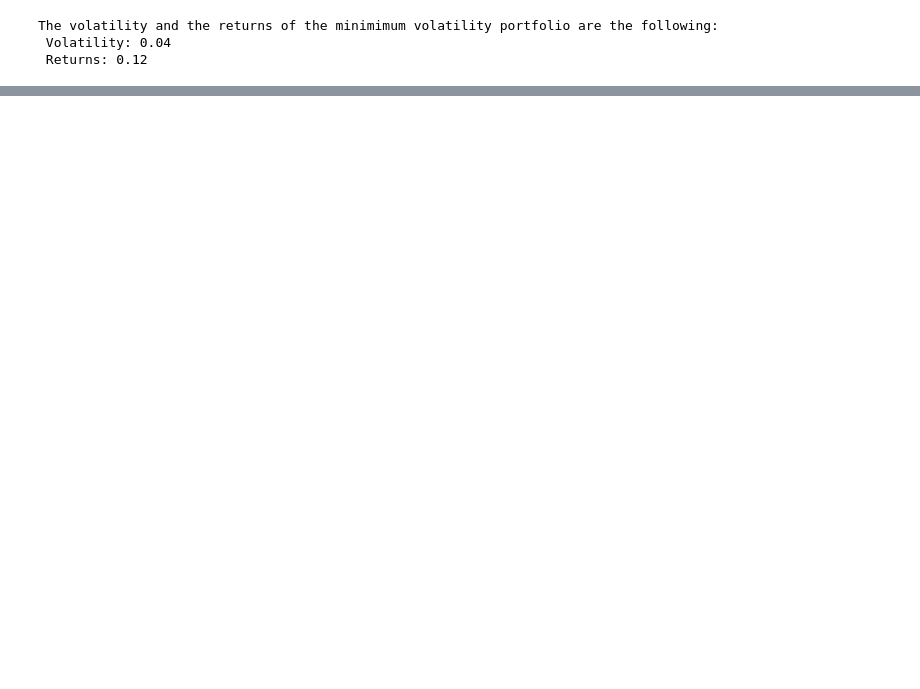
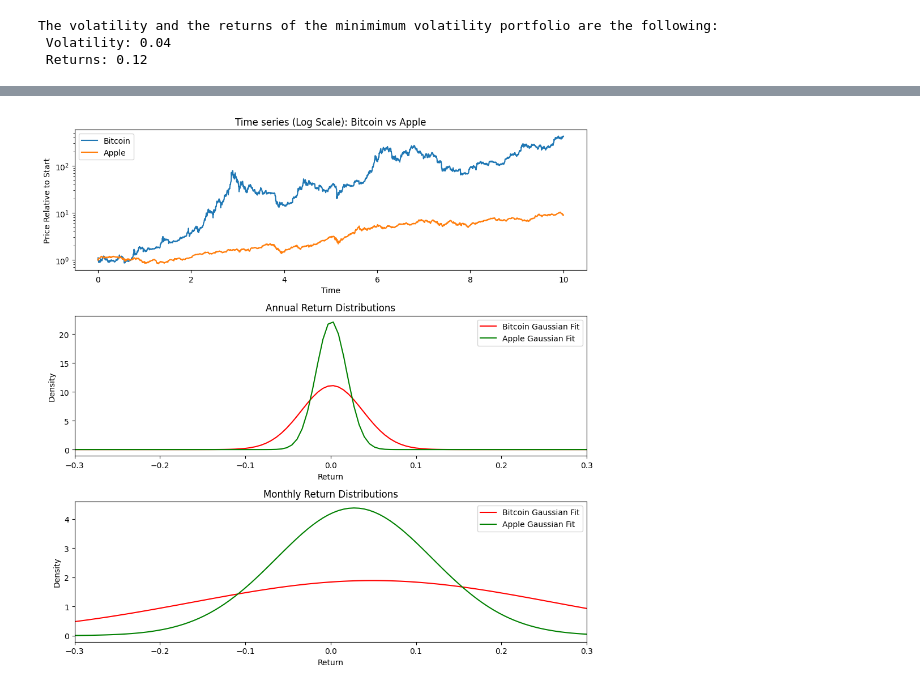
Before and after one commit to SaverioPCapra/University-Homeworks-Projects, a Jupyter notebook: Python Project/python_project.ipynb, the cells around one changed output, grey strips where cells are left out. Saved outputs shown, nothing was run; the diff lists cells and outputs as text; code cells hidden in the pictures; blank space fills up the shorter version.

```diff
--- a/Python Project/python_project.ipynb
+++ b/Python Project/python_project.ipynb
@@ -426,0 +492,4 @@ The volatility and the returns of the minimimum volatility portfolio are the fol
+# %%
+compare_with_btc(btc_prices=btc_prices, asset_prices= fetch("AAPL"), asset_name="Apple")
+# %% [output]
+[figure, added]
```
Also changed, not shown: parts of 19 cells of this notebook.
